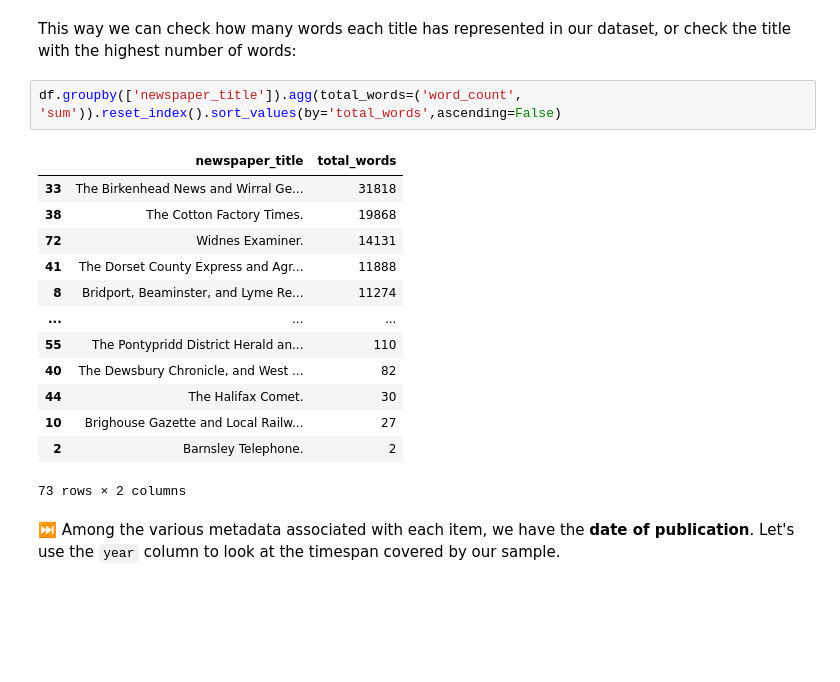
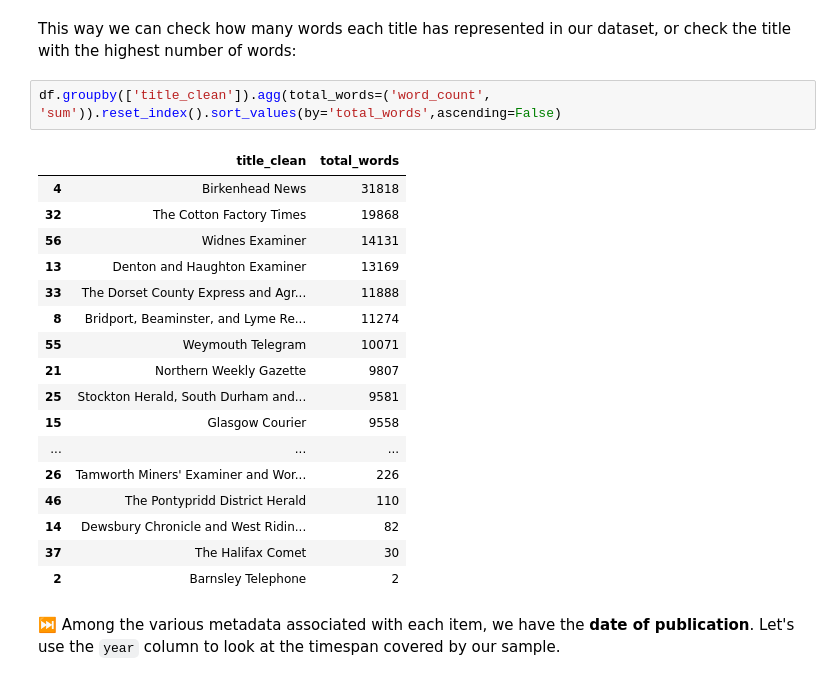
Before and after one commit to Living-with-machines/newspapers, a Jupyter notebook: workshops/workshop_october_2024/overviews_and_segmentation.ipynb, the cells around one changed output. Cells and saved outputs as stored; diff of their text form; blank space fills up the shorter version.

```diff
--- a/workshops/workshop_october_2024/overviews_and_segmentation.ipynb
+++ b/workshops/workshop_october_2024/overviews_and_segmentation.ipynb
@@ -93,21 +265,25 @@ df['word_count'] = [len(x.split(' ')) for x in df['text'].astype(str)]
 # %% [markdown]
 This way we can check how many words each title has represented in our dataset, or check the title with the highest number of words:
 # %%
-df.groupby(['newspaper_title']).agg(total_words=('word_count', 'sum')).reset_index().sort_values(by='total_words',ascending=False)
+df.groupby(['title_clean']).agg(total_words=('word_count', 'sum')).reset_index().sort_values(by='total_words',ascending=False)
 # %% [output]
-|  | newspaper_title | total_words |
-| 33 | The Birkenhead News and Wirral Ge... | 31818 |
-| 38 | The Cotton Factory Times. | 19868 |
-| 72 | Widnes Examiner. | 14131 |
-| 41 | The Dorset County Express and Agr... | 11888 |
+|  | title_clean | total_words |
+| 4 | Birkenhead News | 31818 |
+| 32 | The Cotton Factory Times | 19868 |
+| 56 | Widnes Examiner | 14131 |
+| 13 | Denton and Haughton Examiner | 13169 |
+| 33 | The Dorset County Express and Agr... | 11888 |
 | 8 | Bridport, Beaminster, and Lyme Re... | 11274 |
+| 55 | Weymouth Telegram | 10071 |
+| 21 | Northern Weekly Gazette | 9807 |
+| 25 | Stockton Herald, South Durham and... | 9581 |
+| 15 | Glasgow Courier | 9558 |
 | ... | ... | ... |
-| 55 | The Pontypridd District Herald an... | 110 |
-| 40 | The Dewsbury Chronicle, and West ... | 82 |
-| 44 | The Halifax Comet. | 30 |
-| 10 | Brighouse Gazette and Local Railw... | 27 |
-| 2 | Barnsley Telephone. | 2 |
+| 26 | Tamworth Miners' Examiner and Wor... | 226 |
+| 46 | The Pontypridd District Herald | 110 |
+| 14 | Dewsbury Chronicle and West Ridin... | 82 |
+| 37 | The Halifax Comet | 30 |
+| 2 | Barnsley Telephone | 2 |
-73 rows × 2 columns
 # %% [markdown]
 ⏭️ Among the various metadata associated with each item, we have the **date of publication**. Let's use the `year` column to look at the timespan covered by our sample.
 # %%
```
Also changed, not shown: parts of 62 cells of this notebook.
